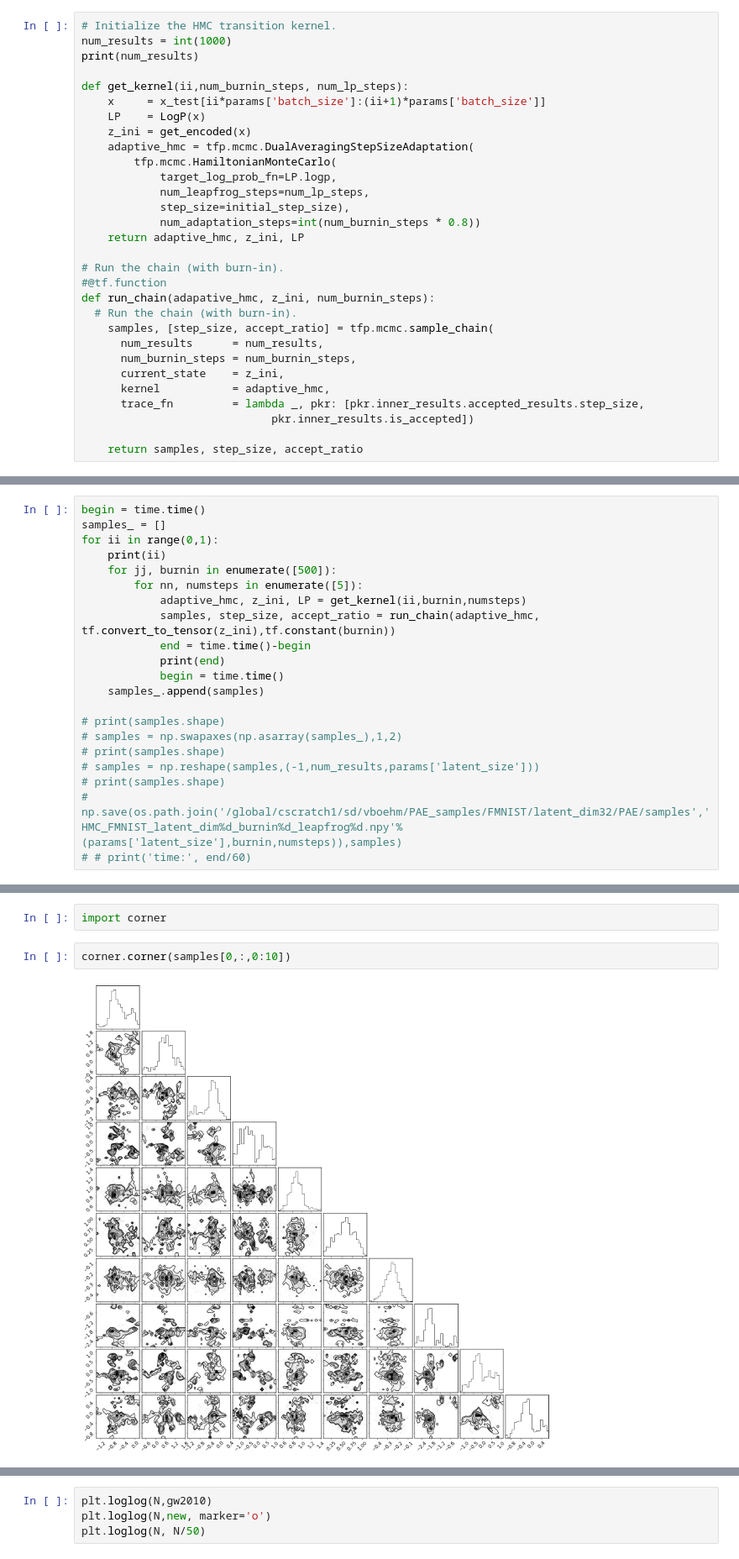
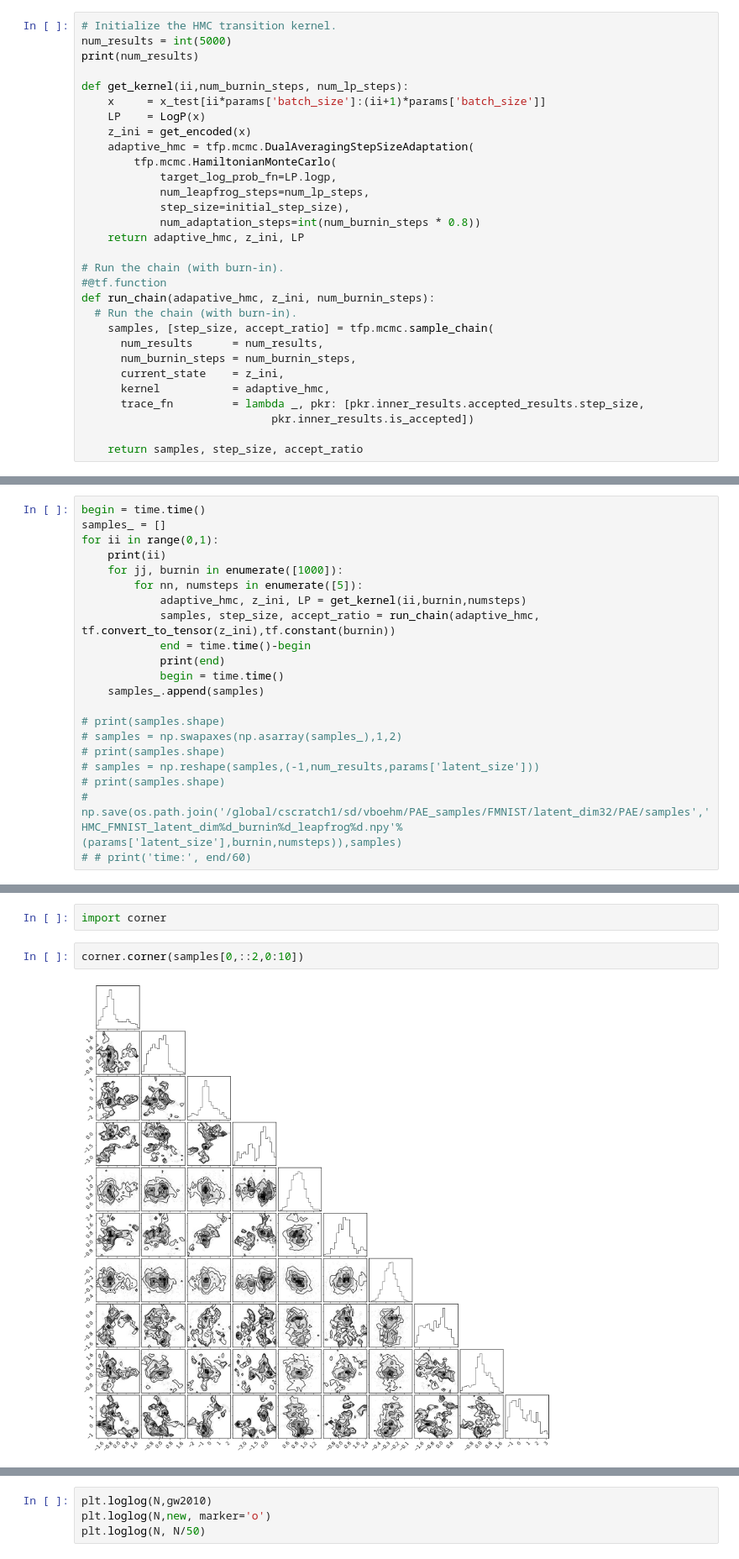
Before and after one commit to VMBoehm/PAE, a Jupyter notebook: notebooks/tf2/FMNIST_sampler-VAE.ipynb, the cells around one changed output, grey strips where cells are left out. Shown at 84% size. Cells and saved outputs as stored; diff of their text form.

Commit message:
more samples in VAE

```diff
--- a/notebooks/tf2/FMNIST_sampler-VAE.ipynb
+++ b/notebooks/tf2/FMNIST_sampler-VAE.ipynb
@@ -191,7 +189,7 @@ import time
 initial_step_size = np.ones((params['batch_size'],params['latent_size']))*1
 # %%
 # Initialize the HMC transition kernel.
-num_results = int(1000)
+num_results = int(5000)
 print(num_results)
 
 def get_kernel(ii,num_burnin_steps, num_lp_steps):
@@ -234,7 +232,7 @@ begin = time.time()
 samples_ = []
 for ii in range(0,1):
     print(ii)
-    for jj, burnin in enumerate([500]):
+    for jj, burnin in enumerate([1000]):
         for nn, numsteps in enumerate([5]):
             adaptive_hmc, z_ini, LP = get_kernel(ii,burnin,numsteps)
             samples, step_size, accept_ratio = run_chain(adaptive_hmc, tf.convert_to_tensor(z_ini),tf.constant(burnin))
@@ -304,6 +307,6 @@ array([0.856, 0.79 , 0.832, 0.75 , 0.8  , 0.808, 0.798, 0.756, 0.77 ,
 # %%
 import corner
 # %%
-corner.corner(samples[0,:,0:10])
+corner.corner(samples[0,::2,0:10])
 # %% [output]
-[figure, old version]
+[figure, new version]
```
Also changed, not shown: parts of 13 cells of this notebook.
